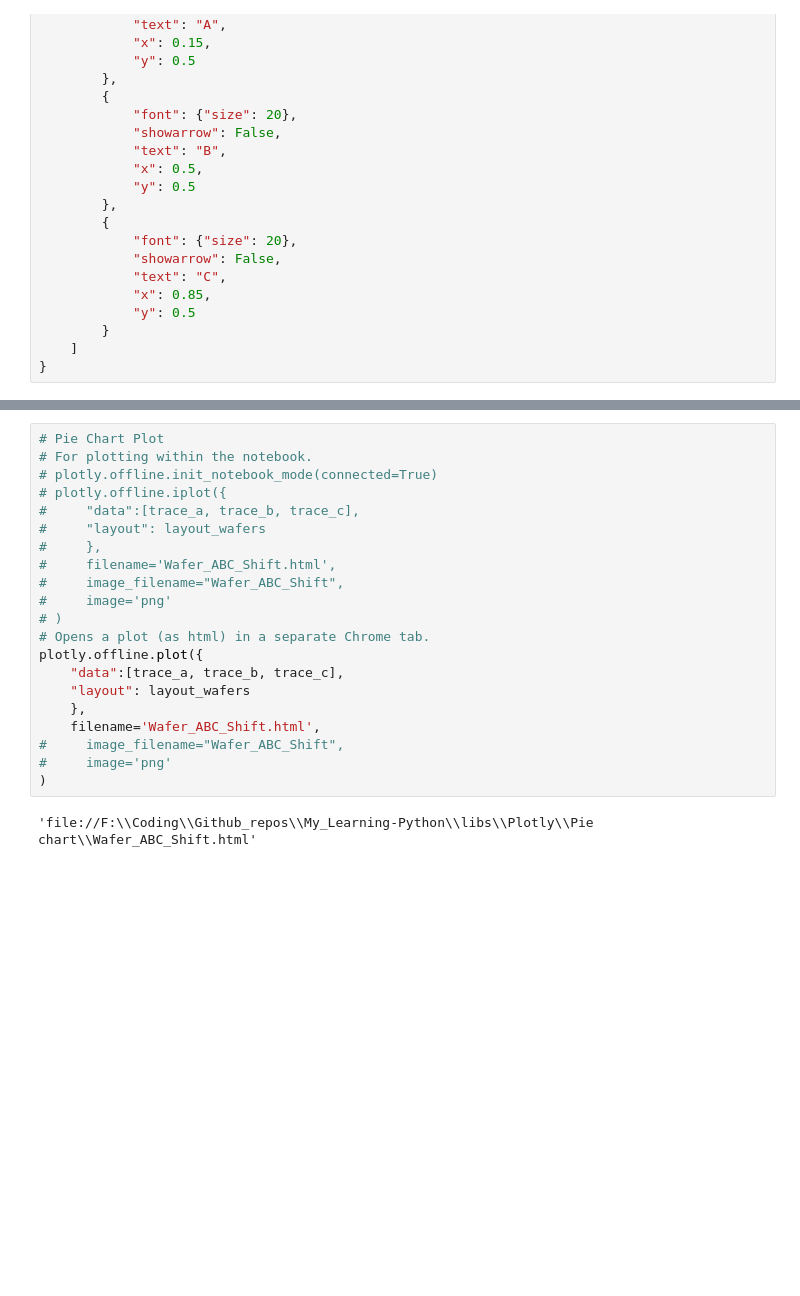
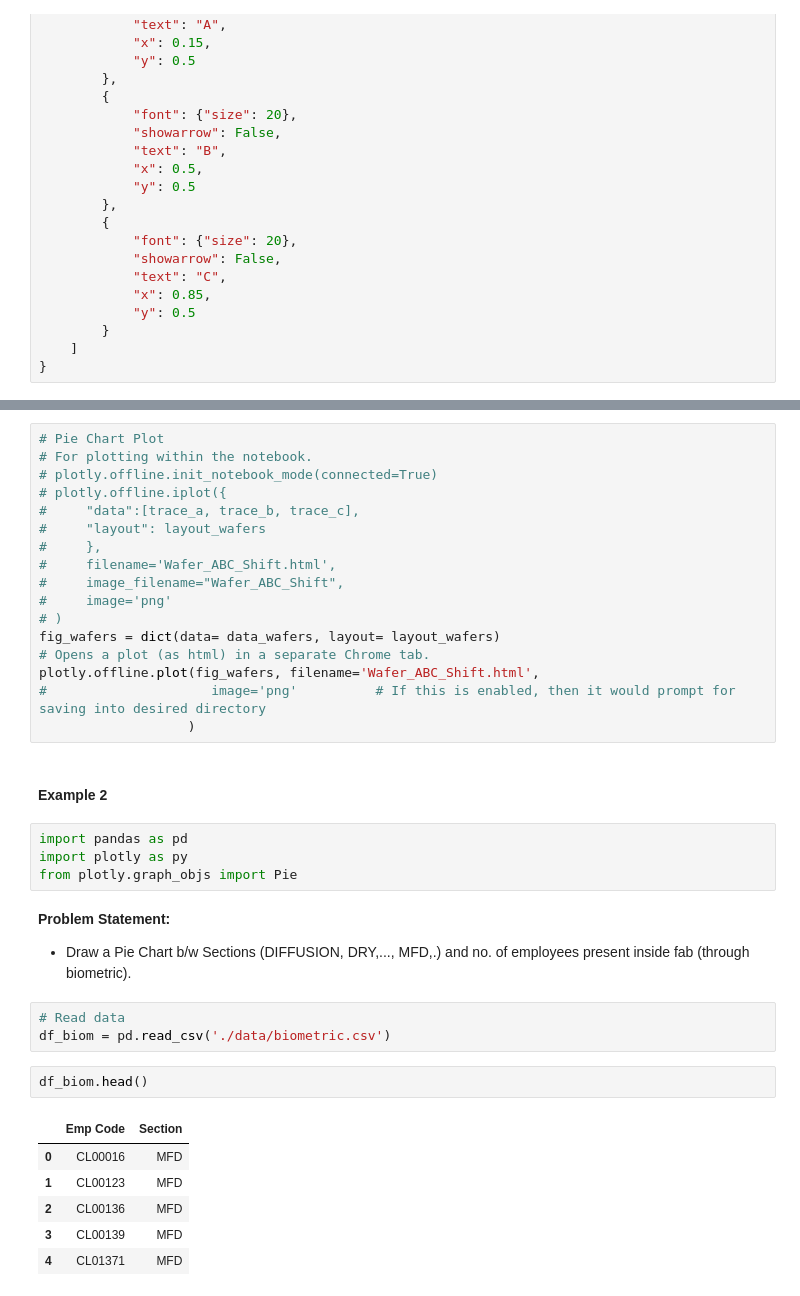
Before and after one commit to abhi3700/My_Learning-Python, a Jupyter notebook: libs/Plotly/Pie chart/plotly-pie_chart.ipynb, the cells around one changed output, grey strips where cells are left out. Drawn from its saved outputs; the diff is of its cells as text; blank space fills up the shorter version.

Commit message:
Pie chart modified with latest code pattern from 'AutoPlot'

```diff
--- a/libs/Plotly/Pie chart/plotly-pie_chart.ipynb
+++ b/libs/Plotly/Pie chart/plotly-pie_chart.ipynb
@@ -306,14 +317,29 @@ pio.write_image(fig, './Wafer_ABC_Shift.png', width=1728, height=802, scale=2)
 #     image_filename="Wafer_ABC_Shift",
 #     image='png'
 # )
+fig_wafers = dict(data= data_wafers, layout= layout_wafers)
 # Opens a plot (as html) in a separate Chrome tab.
-plotly.offline.plot({
-    "data":[trace_a, trace_b, trace_c],
-    "layout": layout_wafers
-    },
-    filename='Wafer_ABC_Shift.html',
-#     image_filename="Wafer_ABC_Shift",
-#     image='png'
-)
+plotly.offline.plot(fig_wafers, filename='Wafer_ABC_Shift.html',
+#                     image='png'          # If this is enabled, then it would prompt for saving into desired directory
+                   )
-# %% [output]
-'file://F:\\Coding\\Github_repos\\My_Learning-Python\\libs\\Plotly\\Pie chart\\Wafer_ABC_Shift.html'
+# %% [markdown]
+#### __Example 2__
+# %%
+import pandas as pd
+import plotly as py
+from plotly.graph_objs import Pie
+# %% [markdown]
+__Problem Statement:__ <br/>
+* Draw a Pie Chart b/w Sections (DIFFUSION, DRY,..., MFD,.) and no. of employees present inside fab (through biometric).
+# %%
+# Read data
+df_biom = pd.read_csv('./data/biometric.csv')
+# %%
+df_biom.head()
+# %% [output]
+|  | Emp Code | Section |
+| 0 | CL00016 | MFD |
+| 1 | CL00123 | MFD |
+| 2 | CL00136 | MFD |
+| 3 | CL00139 | MFD |
+| 4 | CL01371 | MFD |
```
Also changed, not shown: parts of 12 cells of this notebook, 8 other files.
